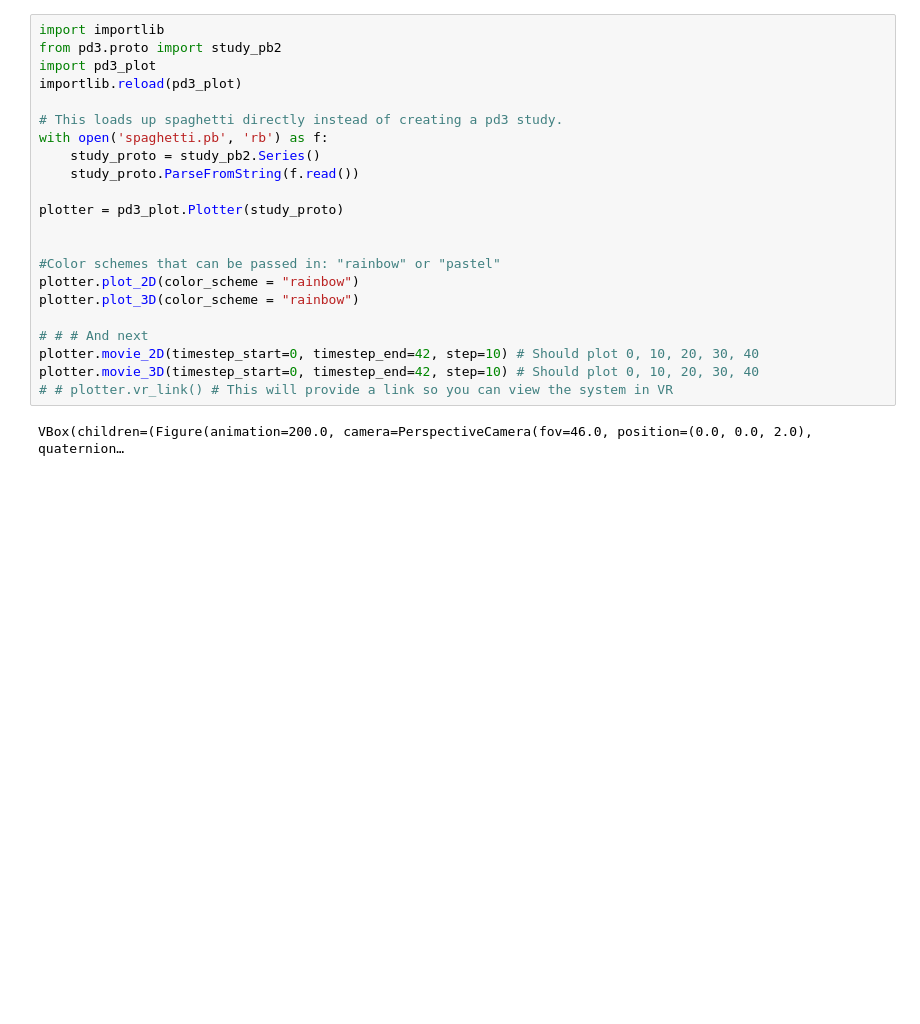
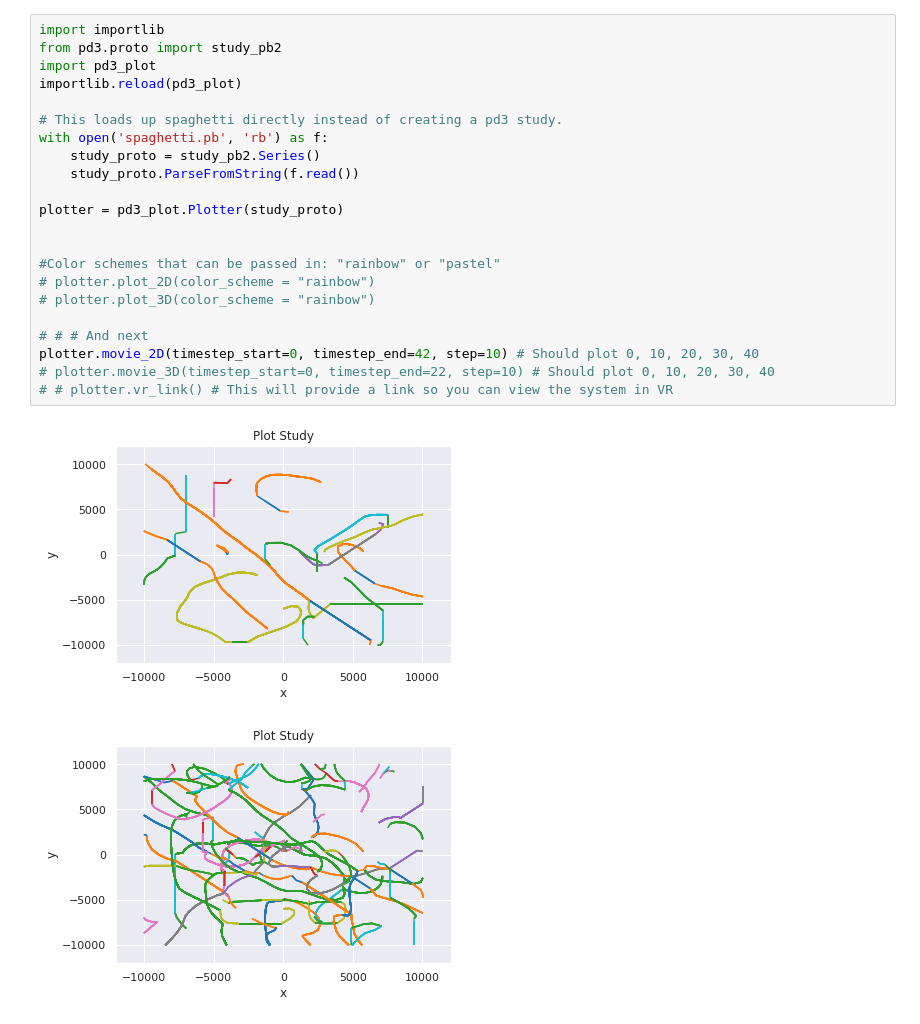
Before and after one commit to cemel-jhu/pd3_plot, a Jupyter notebook: Dislocation_Plotter.ipynb, the cells around one changed output. Cells and saved outputs as stored; diff of their text form; blank space fills up the shorter version.

```diff
--- a/Dislocation_Plotter.ipynb
+++ b/Dislocation_Plotter.ipynb
@@ -4,24 +1,25 @@ True
 # %%
 import importlib
 from pd3.proto import study_pb2
 import pd3_plot
 importlib.reload(pd3_plot)
 
 # This loads up spaghetti directly instead of creating a pd3 study.
 with open('spaghetti.pb', 'rb') as f:
     study_proto = study_pb2.Series()
     study_proto.ParseFromString(f.read())
 
 plotter = pd3_plot.Plotter(study_proto)
 
 
 #Color schemes that can be passed in: "rainbow" or "pastel"
-plotter.plot_2D(color_scheme = "rainbow")
-plotter.plot_3D(color_scheme = "rainbow")
+# plotter.plot_2D(color_scheme = "rainbow")
+# plotter.plot_3D(color_scheme = "rainbow")
 
 # # # And next
 plotter.movie_2D(timestep_start=0, timestep_end=42, step=10) # Should plot 0, 10, 20, 30, 40
-plotter.movie_3D(timestep_start=0, timestep_end=42, step=10) # Should plot 0, 10, 20, 30, 40
+# plotter.movie_3D(timestep_start=0, timestep_end=22, step=10) # Should plot 0, 10, 20, 30, 40
 # # plotter.vr_link() # This will provide a link so you can view the system in VR
 # %% [output]
-VBox(children=(Figure(animation=200.0, camera=PerspectiveCamera(fov=46.0, position=(0.0, 0.0, 2.0), quaternion…
+[figure, added]
+[figure, added]
```
Also changed, not shown: parts of 2 cells of this notebook, 7 other files.
